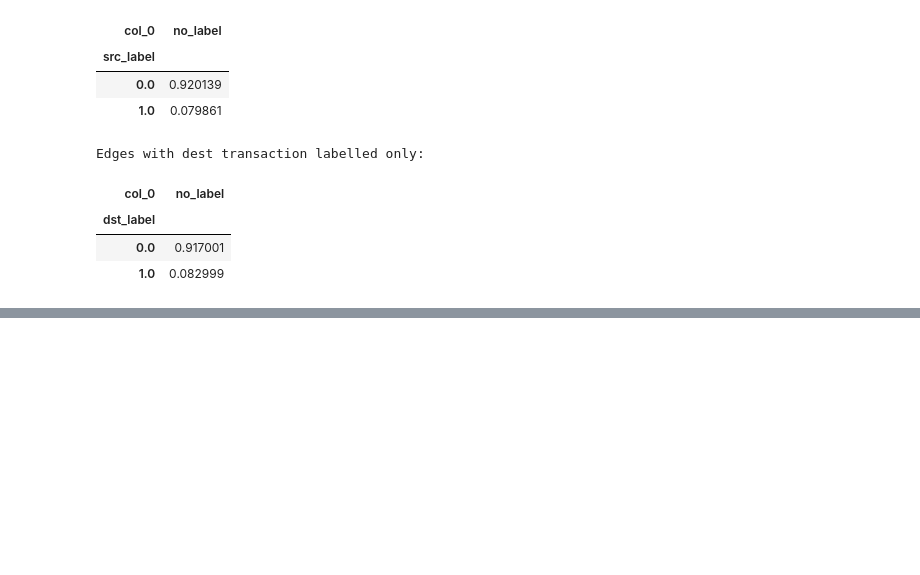
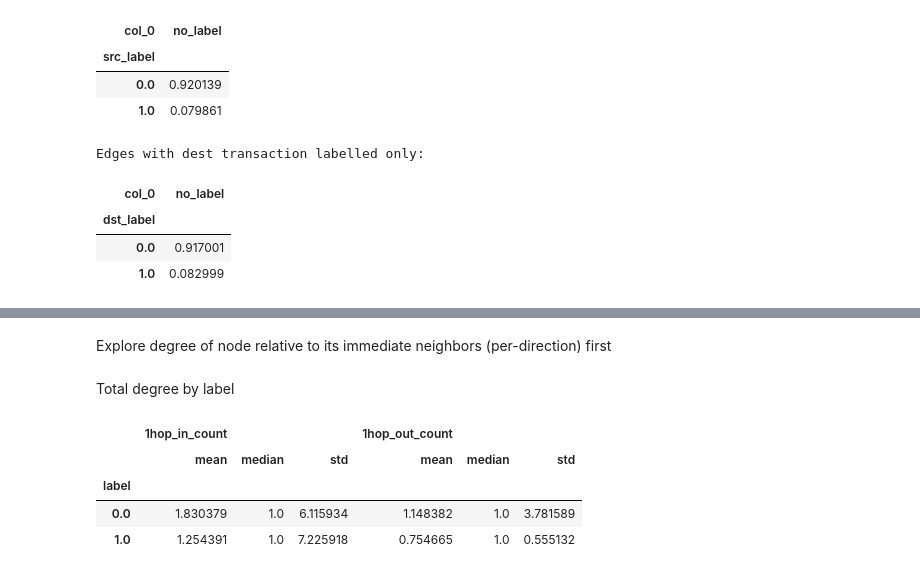
Before and after one commit to tzs69/BT4012-kaggle-comp, a Jupyter notebook: BT4012_competition_EDA.ipynb, the cells around one changed output, grey strips where cells are left out. Drawn from its saved outputs; the diff is of its cells as text; code cells hidden in the pictures; blank space fills up the shorter version.

```diff
--- a/BT4012_competition_EDA.ipynb
+++ b/BT4012_competition_EDA.ipynb
@@ -20,11 +20,13 @@ from scipy.stats import ks_2samp
 # %%
 drive.mount('/content/drive')
 
+ROOT_DIR = "/content/drive/MyDrive/BT4012_competition"
+BASE_DATASETS_DIR = ROOT_DIR + "/base_datasets"
 
-df_train = pd.read_csv("/content/drive/MyDrive/BT4012_competition/train.csv")
-df_test = pd.read_csv("/content/drive/MyDrive/BT4012_competition/test.csv")
-sample_submission = pd.read_csv("/content/drive/MyDrive/BT4012_competition/sample_submission.csv")
-txs_edgelist = pd.read_csv("/content/drive/MyDrive/BT4012_competition/txs_edgelist.csv")
+df_train = pd.read_csv(BASE_DATASETS_DIR + "/train.csv")
+df_test = pd.read_csv(BASE_DATASETS_DIR + "/test.csv")
+sample_submission = pd.read_csv(BASE_DATASETS_DIR + "/sample_submission.csv")
+txs_edgelist = pd.read_csv(BASE_DATASETS_DIR + "/txs_edgelist.csv")
 # %% [output]
 Mounted at /content/drive
 # %% [markdown]
@@ -834,19 +696,0 @@ Rate of illicit transactions for each degree bin (check for total_degree and als
-# %%
-degree_bin_labels = ["1", "2", "3", "4-5", "6-10", "11-20", "21-50", "50+"]
-degree_bin_values = [0, 1, 2, 3, 5, 10, 20, 50, np.inf]
-
-degrees = ["total_degree", "in_degree", "out_degree"]
-for degree in degrees:
-    labeled_graph[f"{degree}_bin"] = pd.cut(
-        labeled_graph[degree],
-        bins=degree_bin_values,
-        labels=degree_bin_labels
-    )
-
-for degree in degrees:
-    display(
-        labeled_graph
-        .groupby(f"{degree}_bin", observed=True)["label"]
-        .agg(count="count", illicit_rate="mean")
-    )
-    print("\n")
@@ -923,0 +896,26 @@ Edges with dest transaction labelled only:
+# %% [markdown]
+Explore degree of node relative to its immediate neighbors (per-direction) first
+# %% [markdown]
+Total degree by label
+# %%
+display(
+    df_train_topo[
+        [
+            "label",
+            "1hop_in_count",
+            "1hop_out_count"
+        ]
+    ].groupby("label").agg(
+        [
+            "mean",
+            "median",
+            "std"
+        ]
+    )
+)
+# %% [output]
+|  | 1hop_in_count |  |  | 1hop_out_count |  |  |
+|  | mean | median | std | mean | median | std |
+| label |  |  |  |  |  |  |
+| 0.0 | 1.830379 | 1.0 | 6.115934 | 1.148382 | 1.0 | 3.781589 |
+| 1.0 | 1.254391 | 1.0 | 7.225918 | 0.754665 | 1.0 | 0.555132 |
```
Also changed, not shown: parts of 14 cells of this notebook.
